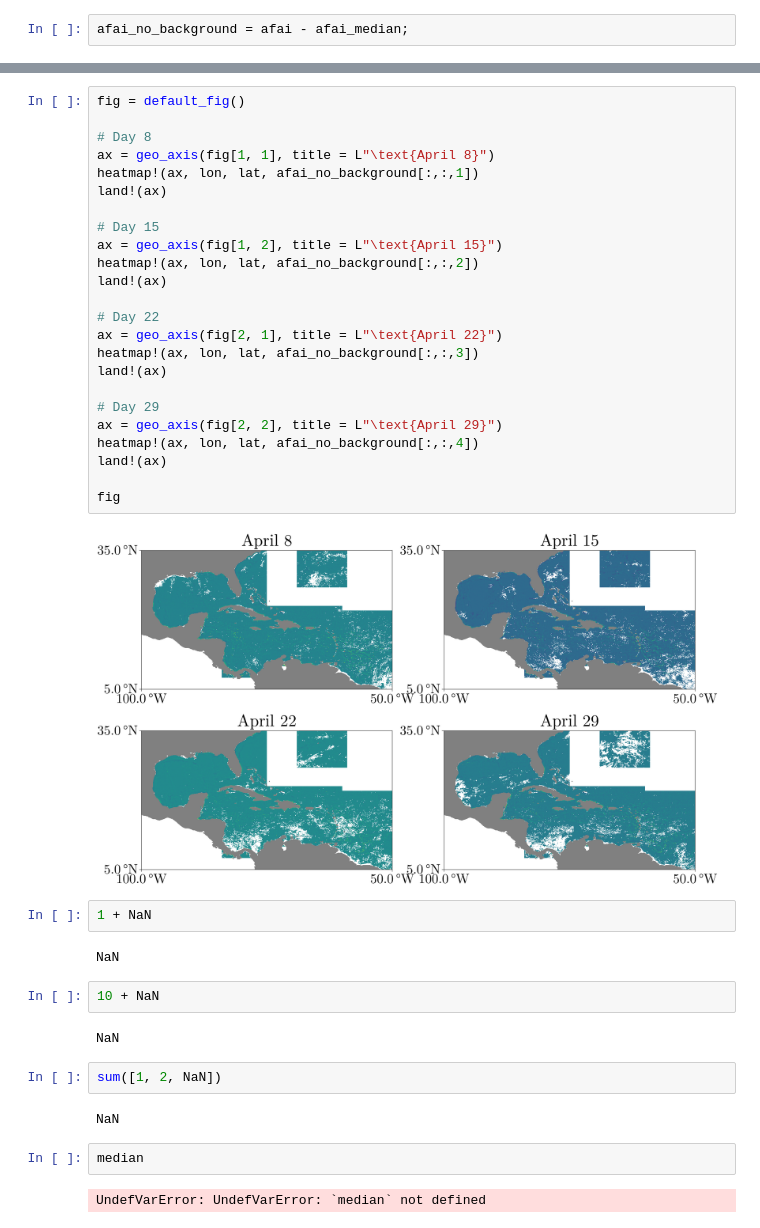
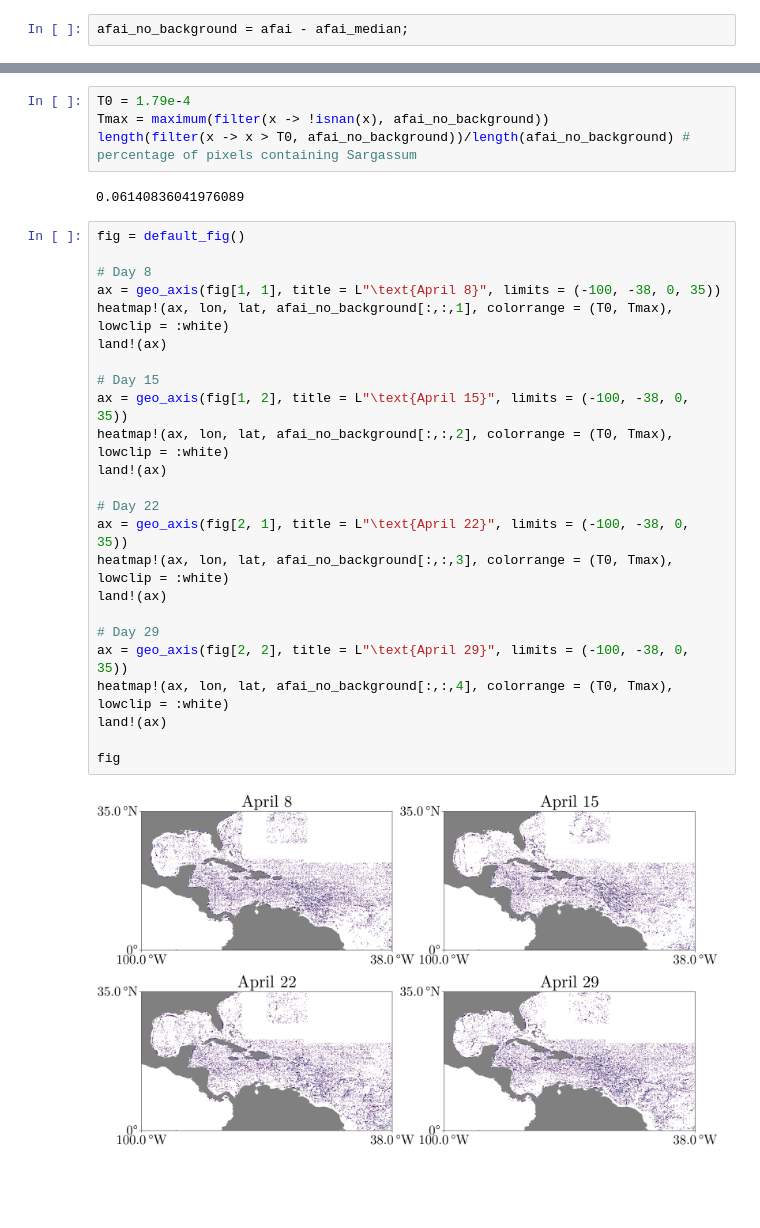
Before and after one commit to 70Gage70/SargassumFromAFAI.jl, a Jupyter notebook: 7day-0.015degree/afai.ipynb, the cells around one changed output, grey strips where cells are left out. Saved outputs shown, nothing was run; the diff lists cells and outputs as text; blank space fills up the shorter version.

```diff
--- a/7day-0.015degree/afai.ipynb
+++ b/7day-0.015degree/afai.ipynb
@@ -141,42 +145,32 @@ afai_no_background = afai - afai_median;
+# %%
+T0 = 1.79e-4
+Tmax = maximum(filter(x -> !isnan(x), afai_no_background))
+length(filter(x -> x > T0, afai_no_background))/length(afai_no_background) # percentage of pixels containing Sargassum
+# %% [output]
+0.06140836041976089
 # %%
 fig = default_fig()
 
 # Day 8
-ax = geo_axis(fig[1, 1], title = L"\text{April 8}")
-heatmap!(ax, lon, lat, afai_no_background[:,:,1])
+ax = geo_axis(fig[1, 1], title = L"\text{April 8}", limits = (-100, -38, 0, 35))
+heatmap!(ax, lon, lat, afai_no_background[:,:,1], colorrange = (T0, Tmax), lowclip = :white)
 land!(ax)
 
 # Day 15
-ax = geo_axis(fig[1, 2], title = L"\text{April 15}")
-heatmap!(ax, lon, lat, afai_no_background[:,:,2])
+ax = geo_axis(fig[1, 2], title = L"\text{April 15}", limits = (-100, -38, 0, 35))
+heatmap!(ax, lon, lat, afai_no_background[:,:,2], colorrange = (T0, Tmax), lowclip = :white)
 land!(ax)
 
 # Day 22
-ax = geo_axis(fig[2, 1], title = L"\text{April 22}")
-heatmap!(ax, lon, lat, afai_no_background[:,:,3])
+ax = geo_axis(fig[2, 1], title = L"\text{April 22}", limits = (-100, -38, 0, 35))
+heatmap!(ax, lon, lat, afai_no_background[:,:,3], colorrange = (T0, Tmax), lowclip = :white)
 land!(ax)
 
 # Day 29
-ax = geo_axis(fig[2, 2], title = L"\text{April 29}")
-heatmap!(ax, lon, lat, afai_no_background[:,:,4])
+ax = geo_axis(fig[2, 2], title = L"\text{April 29}", limits = (-100, -38, 0, 35))
+heatmap!(ax, lon, lat, afai_no_background[:,:,4], colorrange = (T0, Tmax), lowclip = :white)
 land!(ax)
 
 fig
 # %% [output]
-[figure, old version]
+[figure, new version]
-# %%
-1 + NaN
-# %% [output]
-NaN
-# %%
-10 + NaN
-# %% [output]
-NaN
-# %%
-sum([1, 2, NaN])
-# %% [output]
-NaN
-# %%
-median
-# %% [output]
-UndefVarError: UndefVarError: `median` not defined
```
Also changed, not shown: parts of 12 cells of this notebook.
